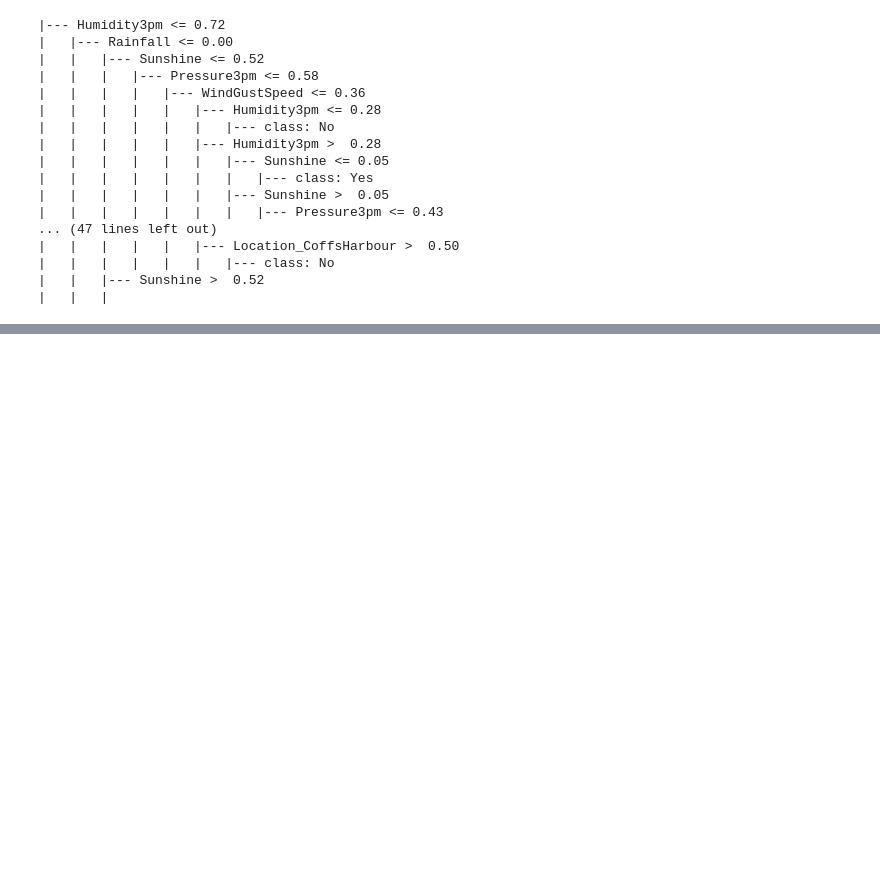
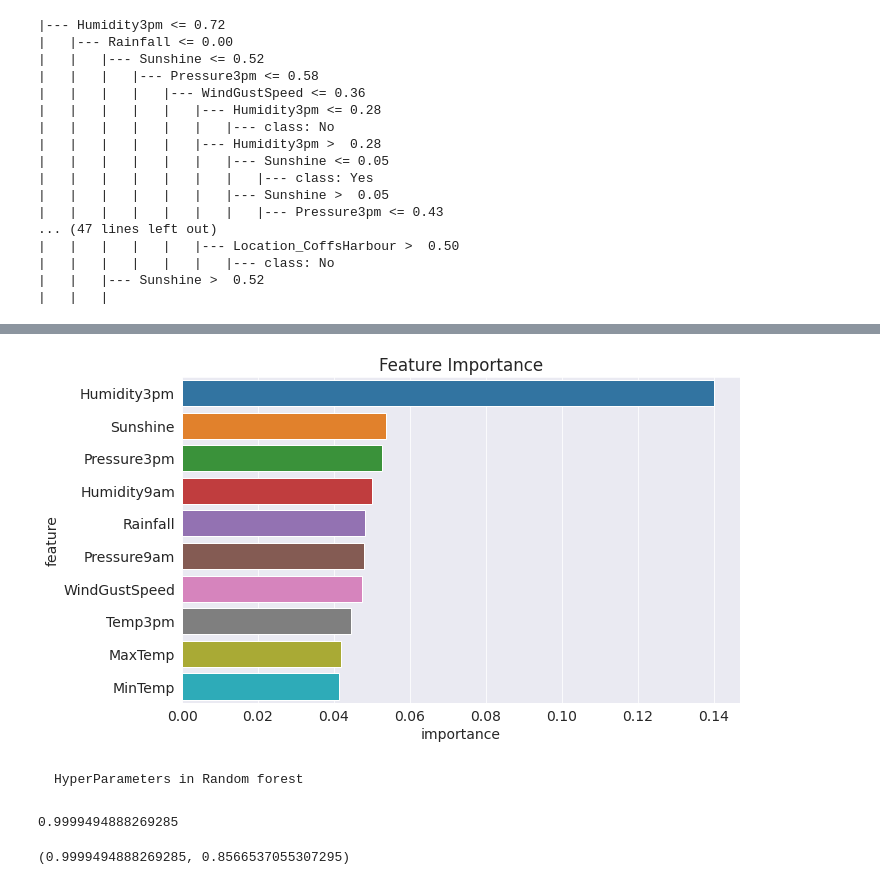
Before and after one commit to saranshhhh/RainFall-Prediction-using-Decision-Tree, a Jupyter notebook: RainFall_Prediction_.ipynb, the cells around one changed output, grey strips where cells are left out. Cells and saved outputs as stored; diff of their text form; code cells hidden in the pictures; blank space fills up the shorter version.

````diff
--- a/RainFall_Prediction_.ipynb
+++ b/RainFall_Prediction_.ipynb
@@ -560,0 +643,7 @@ print(model_text[:3000])
+# %%
+importance_df = pd.DataFrame({
+    'feature': X_train.columns,
+    'importance': model.feature_importances_
+}).sort_values('importance', ascending=False)
+
+# this will give us the most important feature of our model by combining all the DTs.
@@ -560,0 +664,11 @@ print(model_text[:3000])
+# %%
+plt.title('Feature Importance')
+sns.barplot(data=importance_df.head(10), x='importance', y='feature');
+# %% [output]
+[figure, added]
+# %% [markdown]
+
+
+```
+HyperParameters in Random forest
+```
@@ -560,0 +678,4 @@ print(model_text[:3000])
+# %%
+base_model.score(X_train,train_targets)
+# %% [output]
+0.9999494888269285
@@ -560,0 +685,5 @@ print(model_text[:3000])
+# %%
+base_accs = base_train_acc, base_val_acc
+base_accs
+# %% [output]
+(0.9999494888269285, 0.8566537055307295)
````
Also changed, not shown: parts of 55 cells of this notebook.
